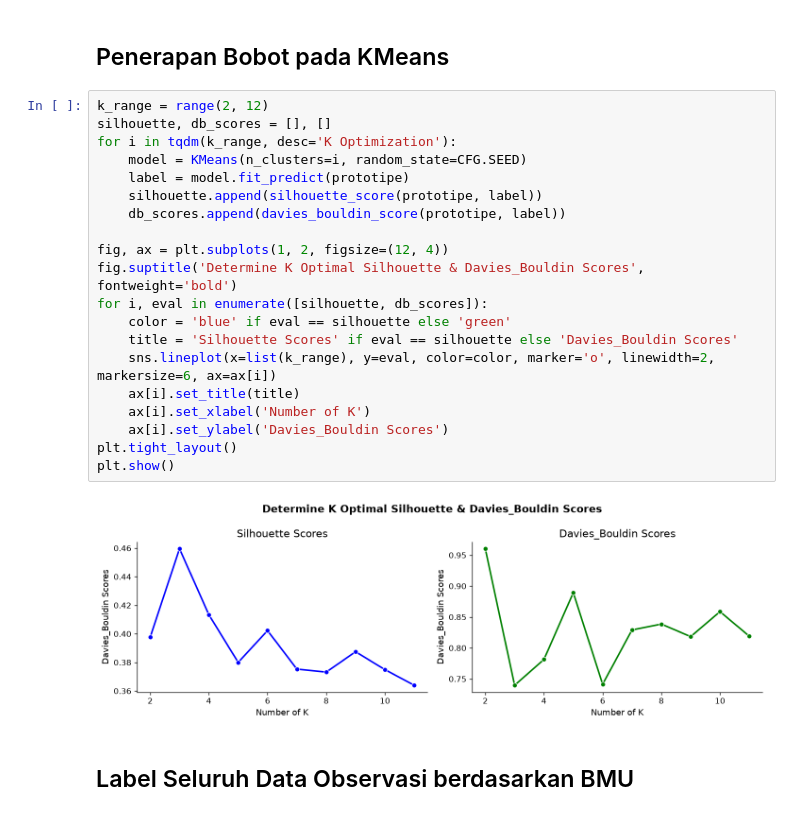
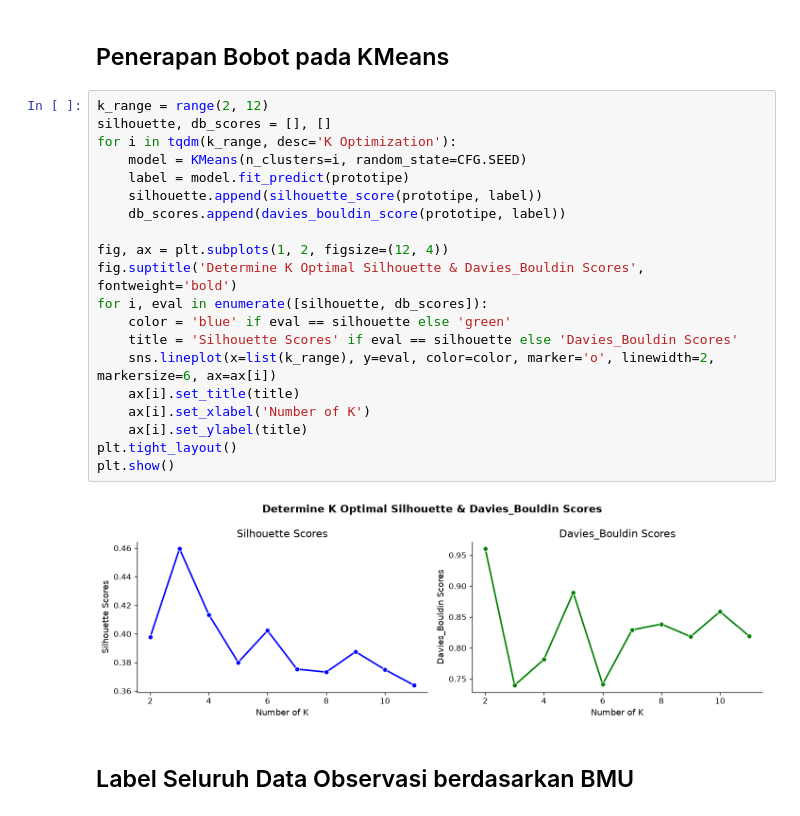
Before and after one commit to valencxiaxD/Mini-Proyek---Kecerdasan-Artifisial, a Jupyter notebook: mini_proyek.ipynb, the cells around one changed output. Cells and saved outputs as stored; diff of their text form.

```diff
--- a/mini_proyek.ipynb
+++ b/mini_proyek.ipynb
@@ -441,25 +502,25 @@ Dimensi prototipe: (400, 2)
 # %%
 k_range = range(2, 12)
 silhouette, db_scores = [], []
 for i in tqdm(k_range, desc='K Optimization'):
     model = KMeans(n_clusters=i, random_state=CFG.SEED)
     label = model.fit_predict(prototipe)
     silhouette.append(silhouette_score(prototipe, label))
     db_scores.append(davies_bouldin_score(prototipe, label))
 
 fig, ax = plt.subplots(1, 2, figsize=(12, 4))
 fig.suptitle('Determine K Optimal Silhouette & Davies_Bouldin Scores', fontweight='bold')
 for i, eval in enumerate([silhouette, db_scores]):
     color = 'blue' if eval == silhouette else 'green'
     title = 'Silhouette Scores' if eval == silhouette else 'Davies_Bouldin Scores'
     sns.lineplot(x=list(k_range), y=eval, color=color, marker='o', linewidth=2, markersize=6, ax=ax[i])
     ax[i].set_title(title)
     ax[i].set_xlabel('Number of K')
-    ax[i].set_ylabel('Davies_Bouldin Scores')
+    ax[i].set_ylabel(title)
 plt.tight_layout()
 plt.show()
 # %% [output]
-[figure, old version]
+[figure, new version]
 # %% [markdown]
 ## Label Seluruh Data Observasi berdasarkan BMU
 # %%
```
Also changed, not shown: parts of 31 cells of this notebook.
